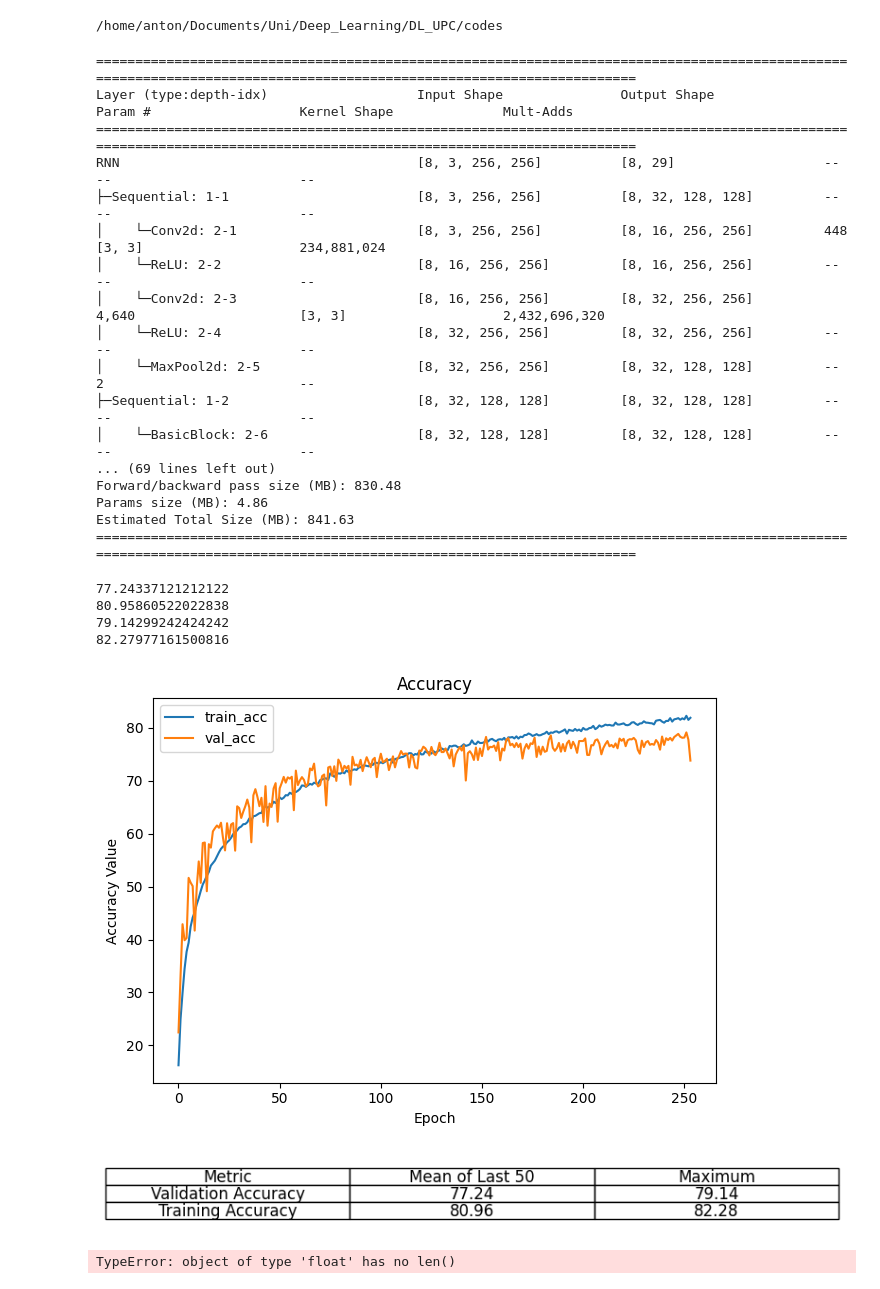
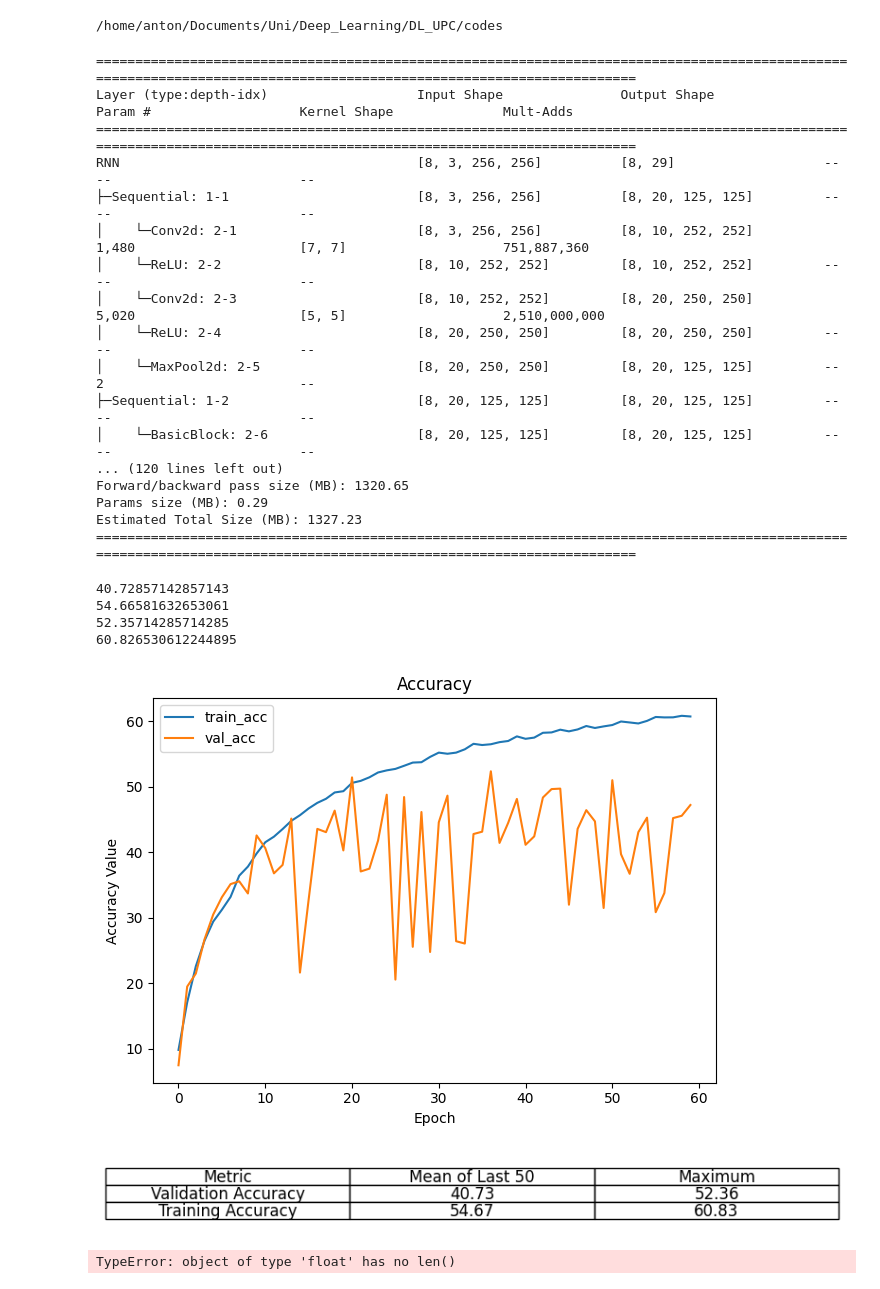
Before and after one commit to Anton123567/DL_UPC, a Jupyter notebook: results_all/Untitled1.ipynb, the cells around one changed output. Drawn from its saved outputs; the diff is of its cells as text; code cells hidden in the pictures.

```diff
--- a/results_all/Untitled1.ipynb
+++ b/results_all/Untitled1.ipynb
@@ -17,8 +17,8 @@ cd codes/
 # %% [output]
 /home/anton/Documents/Uni/Deep_Learning/DL_UPC/codes
 # %%
-from Netclasses_35 import RNN
-model = RNN(3, 16, 29)
+from Netclasses_15 import RNN
+model = RNN(3, 10, 29)
 input_size=(8, 3, 256, 256)
 summary(model,  col_names=["input_size","output_size", "num_params", "kernel_size", "mult_adds"], input_size= input_size)
 # %% [output]
@@ -26,18 +26,18 @@ summary(model,  col_names=["input_size","output_size", "num_params", "kernel_siz
 Layer (type:depth-idx)                   Input Shape               Output Shape              Param #                   Kernel Shape              Mult-Adds
 =====================================================================================================================================================================
 RNN                                      [8, 3, 256, 256]          [8, 29]                   --                        --                        --
-├─Sequential: 1-1                        [8, 3, 256, 256]          [8, 32, 128, 128]         --                        --                        --
-│    └─Conv2d: 2-1                       [8, 3, 256, 256]          [8, 16, 256, 256]         448                       [3, 3]                    234,881,024
-│    └─ReLU: 2-2                         [8, 16, 256, 256]         [8, 16, 256, 256]         --                        --                        --
-│    └─Conv2d: 2-3                       [8, 16, 256, 256]         [8, 32, 256, 256]         4,640                     [3, 3]                    2,432,696,320
-│    └─ReLU: 2-4                         [8, 32, 256, 256]         [8, 32, 256, 256]         --                        --                        --
-│    └─MaxPool2d: 2-5                    [8, 32, 256, 256]         [8, 32, 128, 128]         --                        2                         --
-├─Sequential: 1-2                        [8, 32, 128, 128]         [8, 32, 128, 128]         --                        --                        --
-│    └─BasicBlock: 2-6                   [8, 32, 128, 128]         [8, 32, 128, 128]         --                        --                        --
-... (69 lines left out)
-Forward/backward pass size (MB): 830.48
-Params size (MB): 4.86
-Estimated Total Size (MB): 841.63
+├─Sequential: 1-1                        [8, 3, 256, 256]          [8, 20, 125, 125]         --                        --                        --
+│    └─Conv2d: 2-1                       [8, 3, 256, 256]          [8, 10, 252, 252]         1,480                     [7, 7]                    751,887,360
+│    └─ReLU: 2-2                         [8, 10, 252, 252]         [8, 10, 252, 252]         --                        --                        --
+│    └─Conv2d: 2-3                       [8, 10, 252, 252]         [8, 20, 250, 250]         5,020                     [5, 5]                    2,510,000,000
+│    └─ReLU: 2-4                         [8, 20, 250, 250]         [8, 20, 250, 250]         --                        --                        --
+│    └─MaxPool2d: 2-5                    [8, 20, 250, 250]         [8, 20, 125, 125]         --                        2                         --
+├─Sequential: 1-2                        [8, 20, 125, 125]         [8, 20, 125, 125]         --                        --                        --
+│    └─BasicBlock: 2-6                   [8, 20, 125, 125]         [8, 20, 125, 125]         --                        --                        --
+... (120 lines left out)
+Forward/backward pass size (MB): 1320.65
+Params size (MB): 0.29
+Estimated Total Size (MB): 1327.23
 =====================================================================================================================================================================
 # %%
 import pandas as pd
@@ -103,13 +103,13 @@ def plot_res(filename):
     plt.tight_layout()
     plt.show()
 # %%
-plot_res("results35.csv")
+plot_res("results15.csv")
 # %% [output]
-77.24337121212122
-80.95860522022838
-79.14299242424242
-82.27977161500816
+40.72857142857143
+54.66581632653061
+52.35714285714285
+60.826530612244895
-[figure, old version]
+[figure, new version]
 [figure]
 # %%
 plt.table([52.35902370478984,
```
Also changed, not shown: parts of 2 cells of this notebook, 11 other files.
